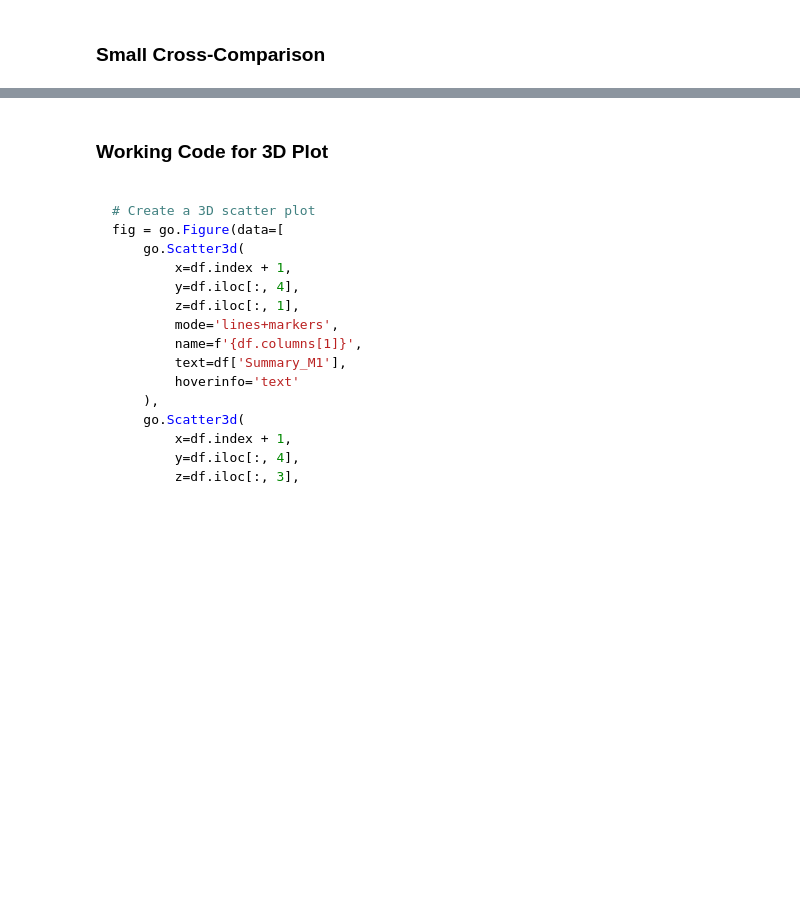
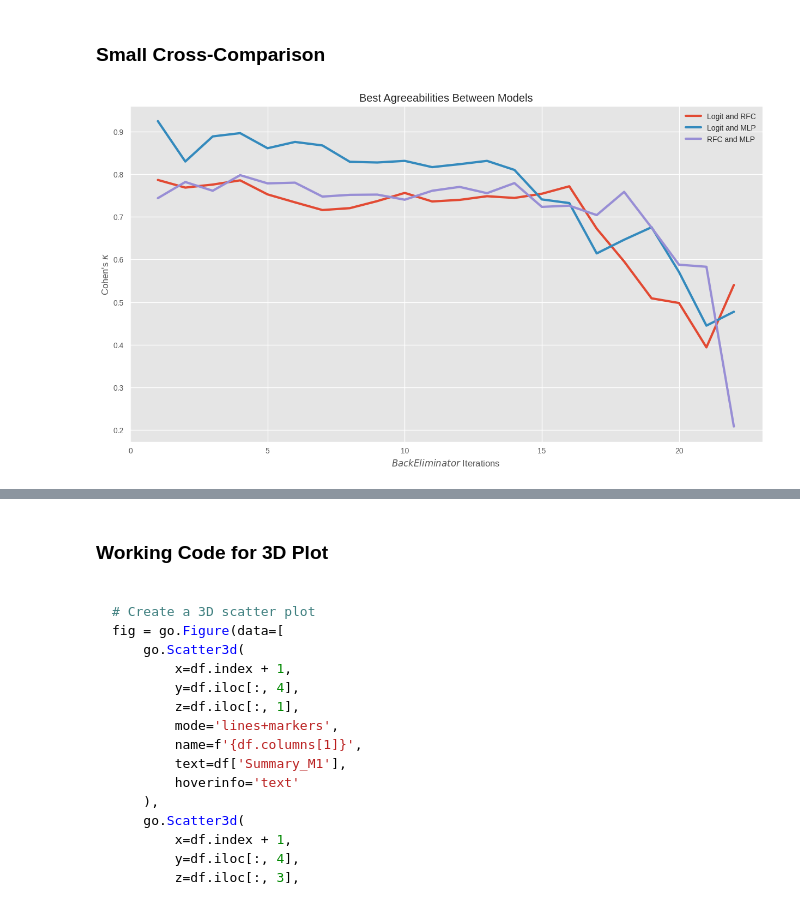
Before and after one commit to anasashb/aliceHU, a Jupyter notebook: customer_churn_test.ipynb, the cells around one changed output, grey strips where cells are left out. Cells and saved outputs as stored; diff of their text form; code cells hidden in the pictures; blank space fills up the shorter version.

```diff
--- a/customer_churn_test.ipynb
+++ b/customer_churn_test.ipynb
@@ -676,3 +676,34 @@ with open(RESULTS_PATH, 'wb') as f:
     pickle.dump(results_df_3, f)
 # %% [markdown]
 ### Small Cross-Comparison
+# %%
+RESULTS_LOGIT_RFC = 'test_results/logit_rfc/logit_rfc.pkl'
+RESULTS_LOGIT_MLP = 'test_results/logit_mlp/logit_mlp.pkl'
+RESULTS_RFC_MLP = 'test_results/rfc_mlp/rfc_mlp.pkl'
+
+# Load results
+with open(RESULTS_LOGIT_RFC, 'rb') as f:
+    logit_rfc = pickle.load(f)
+
+with open(RESULTS_LOGIT_MLP, 'rb') as f:
+    logit_mlp = pickle.load(f)
+
+with open(RESULTS_RFC_MLP, 'rb') as f:
+    rfc_mlp = pickle.load(f)
+# %%
+agree_col = 'Best: Agreeability (cohen_kappa)'
+
+algorithm_iterations = logit_rfc.index + 1
+
+plt.style.use('ggplot')
+plt.figure(figsize=(15, 8))
+plt.plot(algorithm_iterations, logit_rfc[agree_col], label='Logit and RFC', linewidth=3)
+plt.plot(algorithm_iterations, logit_mlp[agree_col], label='Logit and MLP', linewidth=3)
+plt.plot(algorithm_iterations, rfc_mlp[agree_col], label='RFC and MLP', linewidth=3)
+plt.title('Best Agreeabilities Between Models')
+plt.ylabel('Cohen\'s $\kappa$')
+plt.xlabel('$BackEliminator$ Iterations')
+plt.legend()
+plt.show()
+# %% [output]
+[figure, added]
```
Also changed, not shown: parts of 1 cell of this notebook.
